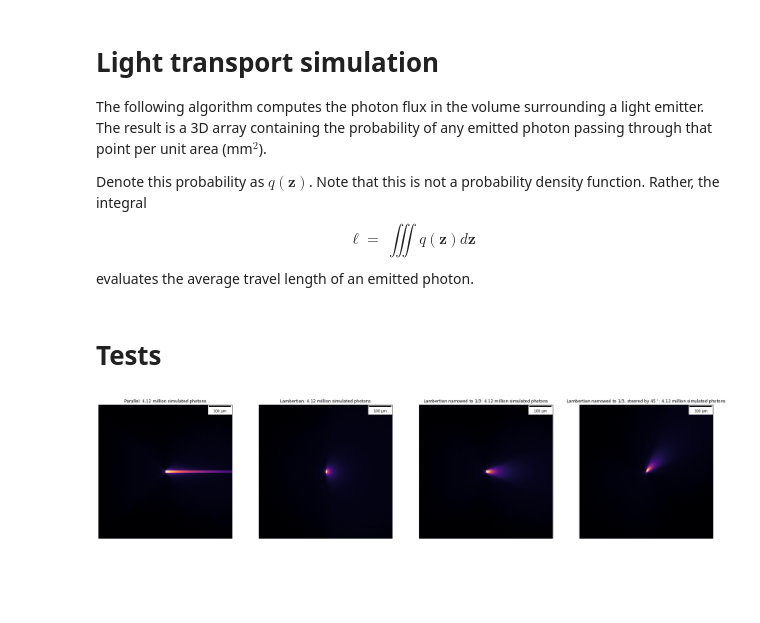
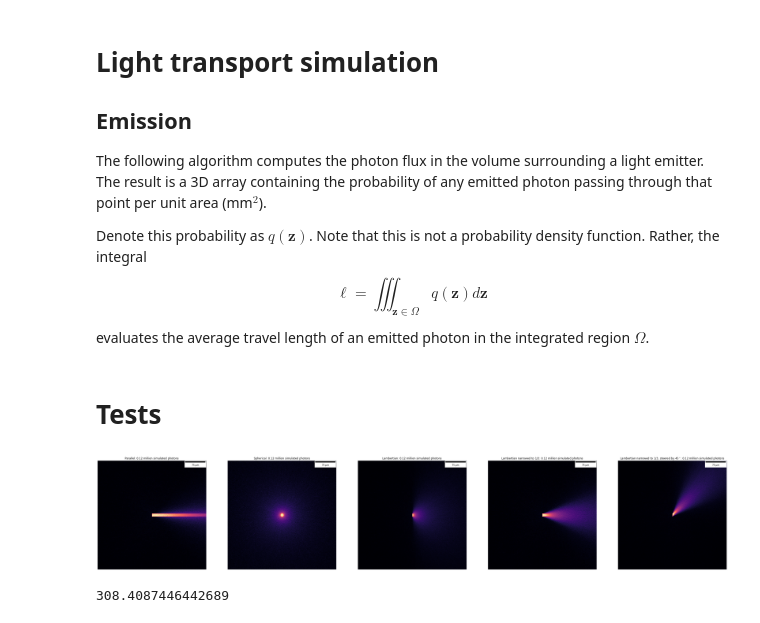
Before and after one commit to datajoint-company/neurophotonics, a Jupyter notebook: notebooks/LightSimulation.ipynb, the cells around one changed output. Drawn from its saved outputs; the diff is of its cells as text; code cells hidden in the pictures; blank space fills up the shorter version.

```diff
--- a/notebooks/LightSimulation.ipynb
+++ b/notebooks/LightSimulation.ipynb
@@ -1,10 +1,12 @@
 # %% [markdown]
 # Light transport simulation
+
+## Emission
 
 The following algorithm computes the photon flux in the volume surrounding a light emitter. The result is a 3D array containing the probability of any emitted photon passing through that point per unit area (mm$^2$).
 
 
-Denote this probability as $q(\mathbf z)$. Note that this is not a probability density function. Rather, the integral $$\ell = \ \iiint q(\mathbf z) d \mathbf z$$ evaluates the average travel length of an emitted photon.
+Denote this probability as $q(\mathbf z)$. Note that this is not a probability density function. Rather, the integral $$\ell = \iiint_{\mathbf z \in \Omega} q(\mathbf z) d \mathbf z$$ evaluates the average travel length of an emitted photon in the integrated region $\Omega$.
 # %%
 %matplotlib inline
 from matplotlib import pyplot as plt
@@ -14,8 +16,8 @@ import tqdm
 # %%
 class Space:
 
-    def __init__(self, pitch=1, dims=(600, 600, 600), emission_spread="lambertian",
-                 anisotropy=0.88, absorption_length=14300, scatter_length=100,
+    def __init__(self, pitch=1, dims=(400, 400, 400), emission_spread="lambertian",
+                 anisotropy=0.88, absorption_length=14000, scatter_length=100,
                  beam_compression=1.0, beam_xy_aspect=1.0, y_steer=0.0, emitter_size=(10,10)):
         # irradiation field grid
         self.pitch = pitch   # (um) voxel pitch
@@ -23,7 +25,7 @@ class Space:
         self.emitter_size = np.array(list(emitter_size) + [0])  # (um) (width, height, depth) (x, y, z)
 
         # simulated photon packets: positions and directions
-        self.n = 4096  # photon packets at a time
+        self.n = 8192  # photon packets at a time
         self.positions = np.empty((self.n, 3))   # (um)   x, y, z
         self.directions = np.empty((self.n, 3))  # (um)   x, y, z
 
@@ -53,6 +55,15 @@ class Space:
         # generate directions
         if self.emission_spread == "parallel":
             self.directions[which, :] = 0, 0, 1  # beam along z axis
+        elif self.emission_spread == "spherical":
+            # sphere of radius 5 um
+            radius = 5
+            positions = np.random.randn(m, 3)
+            positions *= radius/np.sqrt((positions ** 2).sum(axis=1, keepdims=True))
+            self.positions[which, :] = positions
+            directions = np.random.randn(m, 3)
+            directions /= np.sqrt((directions ** 2).sum(axis=1, keepdims=True))
+            self.directions[which, :] = directions
         elif self.emission_spread == "lambertian":
             elev_sin = np.random.rand(m)**0.5   # sine of elevation
             azimuth = np.random.rand(m) * 2 * np.pi
@@ -97,9 +108,10 @@ class Space:
         lengths = np.random.exponential(1./self.mu, self.n)
         new_positions = self.positions + lengths[:, None] * self.directions
         self.accumulate(self.positions, new_positions, lengths)
+        self.positions = new_positions
 
         # absorb
-        absorbed = np.random.randn(self.n) < self.absorb_ratio
+        absorbed = np.random.rand(self.n) < self.absorb_ratio
         self.emit(absorbed)  # eliminate and absorb new ones
         self.total_count += absorbed.sum()
 
@@ -127,7 +139,7 @@ class Space:
     def plot(self, axis=None, title="", gamma=0.5):
         if axis is None:
             _, axis = plt.subplots(1, 1, figsize=(8, 8))
-        axis.imshow((self.volume.max(axis=0))**gamma, cmap='magma')
+        axis.imshow((self.volume.sum(axis=0))**gamma, cmap='magma')
         axis.axis(False)
         scale_bar = ScaleBar(self.pitch*1e-6)
         axis.add_artist(scale_bar)
@@ -136,25 +148,34 @@ class Space:
 # %% [markdown]
 # Tests
 # %%
-fig, ax = plt.subplots(1, 4, figsize=(32, 9))
+fig, ax = plt.subplots(1, 5, figsize=(50, 10))
 
-display_gamma = 0.5
+display_gamma = 0.7
 iterations = 2000
 
 space = Space(emission_spread="parallel")
 space.run(iterations)
 space.plot(ax[0], "Parallel", gamma=display_gamma)
 
+
+space = Space(emission_spread="spherical", emitter_size=(0,0))
+space.run(iterations)
+space.plot(ax[1], "Spherical", gamma=display_gamma)
+
 space = Space()
 space.run(iterations)
-space.plot(ax[1], "Lambertian", gamma=display_gamma)
+space.plot(ax[2], "Lambertian", gamma=display_gamma)
 
 space = Space(beam_compression=1/3)
 space.run(iterations)
-space.plot(ax[2], "Lambertian narrowed to $1/3$", gamma=display_gamma)
+space.plot(ax[3], "Lambertian narrowed to $1/3$", gamma=display_gamma)
 
 space = Space(beam_compression=1/3, y_steer=-np.pi/4)
 space.run(iterations)
-space.plot(ax[3], "Lambertian narrowed to $1/3$, steered by $45^\circ$", gamma=display_gamma)
+space.plot(ax[4], "Lambertian narrowed to $1/3$, steered by $45^\circ$", gamma=display_gamma)
 # %% [output]
-[figure, old version]
+[figure, new version]
+# %%
+space.volume.sum()
+# %% [output]
+308.4087446442689
```
Also changed, not shown: parts of 3 cells of this notebook.
